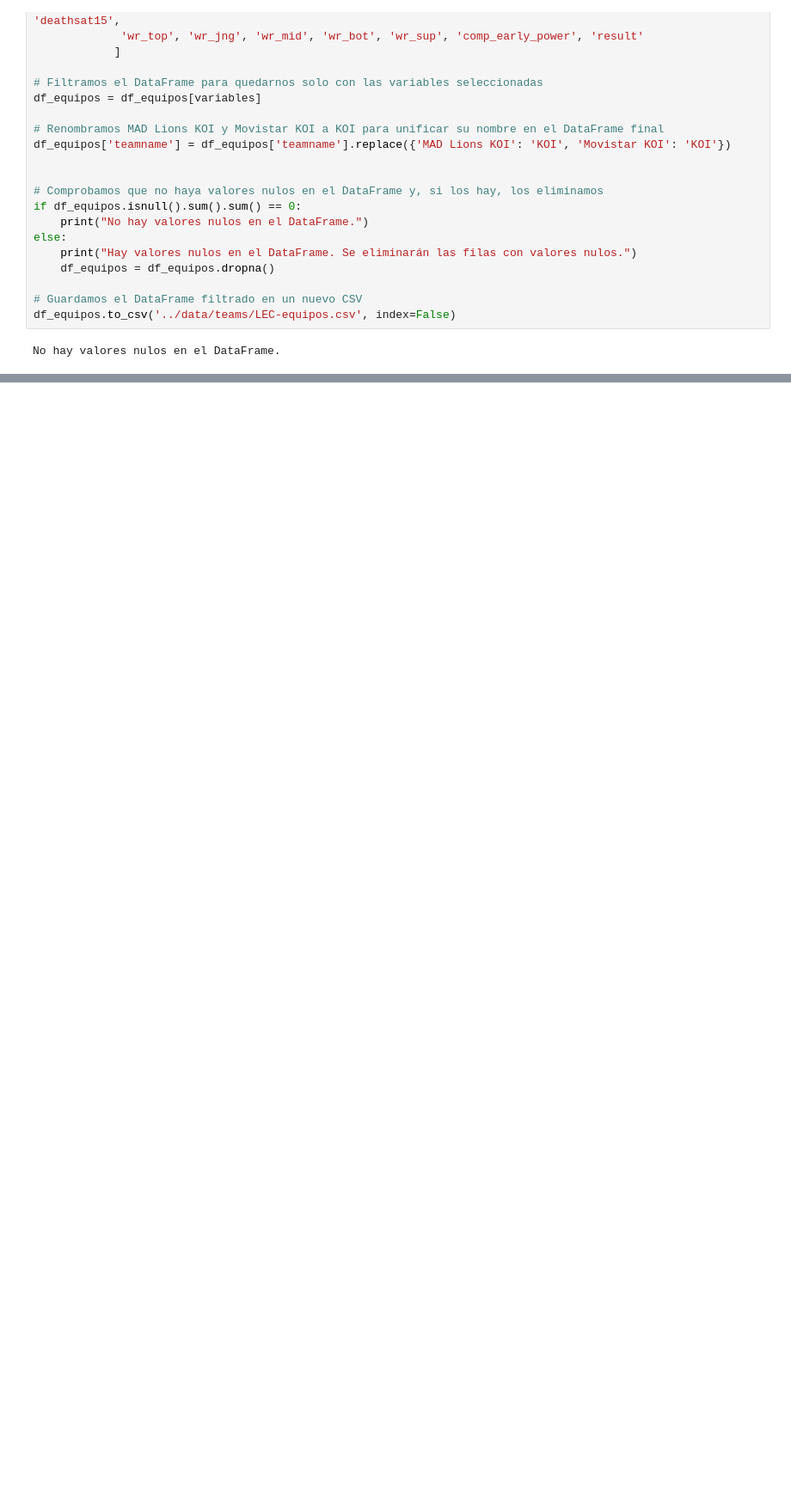
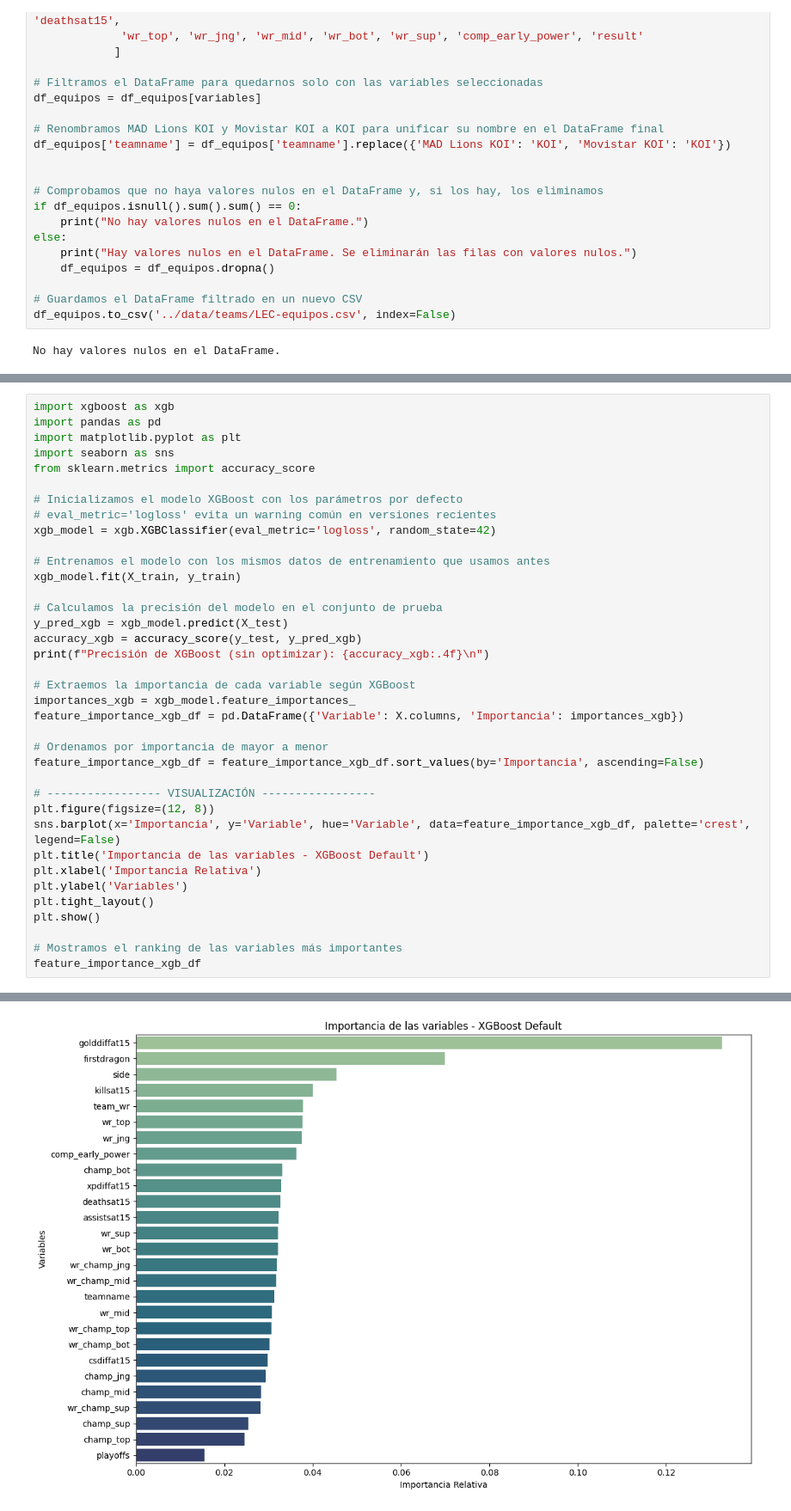
Before and after one commit to JesusGarPer/tfg, a Jupyter notebook: notebooks/01_modelo15.ipynb, the cells around one changed output, grey strips where cells are left out. Shown at 86% size. Drawn from its saved outputs; the diff is of its cells as text; blank space fills up the shorter version.

Commit message:
feature: Prueba de algoritmos

```diff
--- a/notebooks/01_modelo15.ipynb
+++ b/notebooks/01_modelo15.ipynb
@@ -140,0 +311,38 @@ No hay valores nulos en el DataFrame.
+# %%
+import xgboost as xgb
+import pandas as pd
+import matplotlib.pyplot as plt
+import seaborn as sns
+from sklearn.metrics import accuracy_score
+
+# Inicializamos el modelo XGBoost con los parámetros por defecto
+# eval_metric='logloss' evita un warning común en versiones recientes
+xgb_model = xgb.XGBClassifier(eval_metric='logloss', random_state=42)
+
+# Entrenamos el modelo con los mismos datos de entrenamiento que usamos antes
+xgb_model.fit(X_train, y_train)
+
+# Calculamos la precisión del modelo en el conjunto de prueba
+y_pred_xgb = xgb_model.predict(X_test)
+accuracy_xgb = accuracy_score(y_test, y_pred_xgb)
+print(f"Precisión de XGBoost (sin optimizar): {accuracy_xgb:.4f}\n")
+
+# Extraemos la importancia de cada variable según XGBoost
+importances_xgb = xgb_model.feature_importances_
+feature_importance_xgb_df = pd.DataFrame({'Variable': X.columns, 'Importancia': importances_xgb})
+
+# Ordenamos por importancia de mayor a menor
+feature_importance_xgb_df = feature_importance_xgb_df.sort_values(by='Importancia', ascending=False)
+
+# ----------------- VISUALIZACIÓN -----------------
+plt.figure(figsize=(12, 8))
+sns.barplot(x='Importancia', y='Variable', hue='Variable', data=feature_importance_xgb_df, palette='crest', legend=False)
+plt.title('Importancia de las variables - XGBoost Default')
+plt.xlabel('Importancia Relativa')
+plt.ylabel('Variables')
+plt.tight_layout()
+plt.show()
+
+# Mostramos el ranking de las variables más importantes
+feature_importance_xgb_df
+# %% [output]
@@ -140,0 +350 @@ No hay valores nulos en el DataFrame.
+[figure, added]
```
Also changed, not shown: parts of 13 cells of this notebook.
